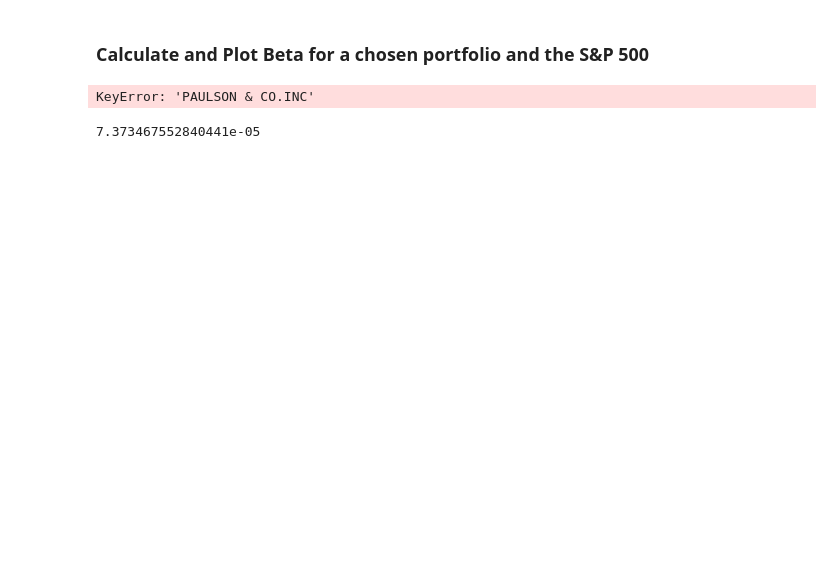
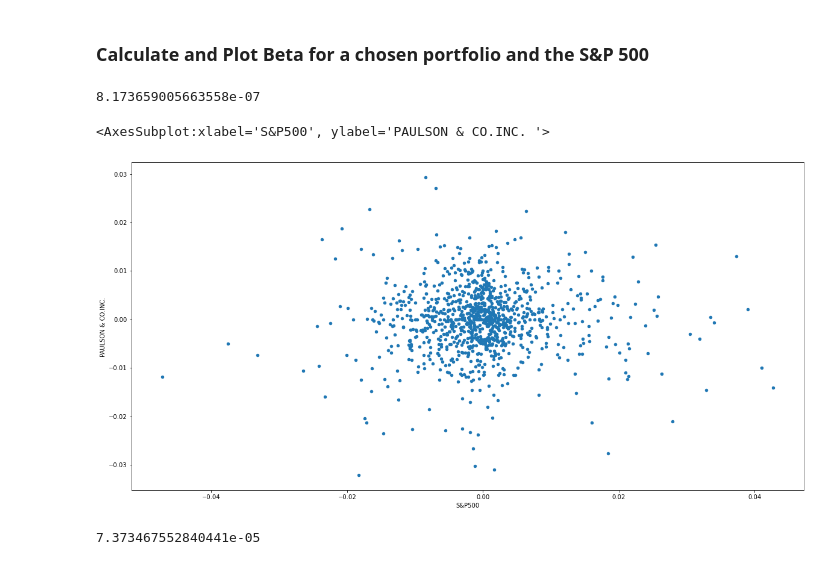
Before and after one commit to Aelrid/Pandas-Whale-Analysis, a Jupyter notebook: whale_analysis.ipynb, the cells around one changed output. Saved outputs shown, nothing was run; the diff lists cells and outputs as text; code cells hidden in the pictures; blank space fills up the shorter version.

Commit message:
Own Portfolio details updated

```diff
--- a/whale_analysis.ipynb
+++ b/whale_analysis.ipynb
@@ -30,8 +30,8 @@ Files:
 Read the Whale Portfolio daily returns and clean the data
 # %%
 # Reading whale returns
-whale_returns= r"C:\Users\aelri\Desktop\Pandas\Resources\whale_returns.csv"
-whale_returnsdf= pd.read_csv(whale_returns,index_col="Date", infer_datetime_format=True, parse_dates=True)
+whale_returns= r"C:\Users\aelri\Desktop\Pandas\Pandas-Whale-Analysis\Resources\whale_returns.csv"
+whale_returnsdf= pd.read_csv(whale_returns,index_col= "Date", infer_datetime_format=True, parse_dates=True)
 whale_returnsdf.sort_index(inplace=True)
 whale_returnsdf.head()
 # %% [output]
@@ -67,7 +67,7 @@ dtype: int64
 Read the algorithmic daily returns and clean the data
 # %%
 # Reading algorithmic returns
-algo_returns = r"C:\Users\aelri\Desktop\Pandas\Resources\algo_returns.csv"
+algo_returns = r"C:\Users\aelri\Desktop\Pandas\Pandas-Whale-Analysis\Resources\algo_returns.csv"
 algo_returnsdf= pd.read_csv(algo_returns,index_col="Date", infer_datetime_format=True, parse_dates=True)
 algo_returnsdf.sort_index(inplace=True)
 algo_returnsdf.head()
@@ -111,7 +111,7 @@ algo_returnsdf
 Read the S&P 500 historic closing prices and create a new daily returns DataFrame from the data.
 # %%
 # Reading S&P 500 Closing Prices
-sp500_history = r"C:\Users\aelri\Desktop\Pandas\Resources\sp500_history.csv"
+sp500_history = r"C:\Users\aelri\Desktop\Pandas\Pandas-Whale-Analysis\Resources\sp500_history.csv"
 sp500_df= pd.read_csv(sp500_history,index_col="Date", infer_datetime_format=True, parse_dates=True)
 sp500_df.head()
 # %% [output]
@@ -318,10 +318,16 @@ correlation
 ### Calculate and Plot Beta for a chosen portfolio and the S&P 500
 # %%
 # Calculate covariance of a single portfolio
-covariance=portfolio['PAULSON & CO.INC'].cov(portfolio["S&P500"])
+covariance=portfolio['PAULSON & CO.INC. '].cov(portfolio["S&P500"])
 covariance
 # %% [output]
-KeyError: 'PAULSON & CO.INC'
+8.173659005663558e-07
+# %%
+
+portfolio.plot(kind="scatter", y = 'PAULSON & CO.INC. ', x = "S&P500", figsize = (20,10))
+# %% [output]
+<AxesSubplot:xlabel='S&P500', ylabel='PAULSON & CO.INC. '>
+[figure, added]
 # %%
 # Calculate variance of S&P 500
 variance=portfolio["S&P500"].var()
```
Also changed, not shown: parts of 23 cells of this notebook.
